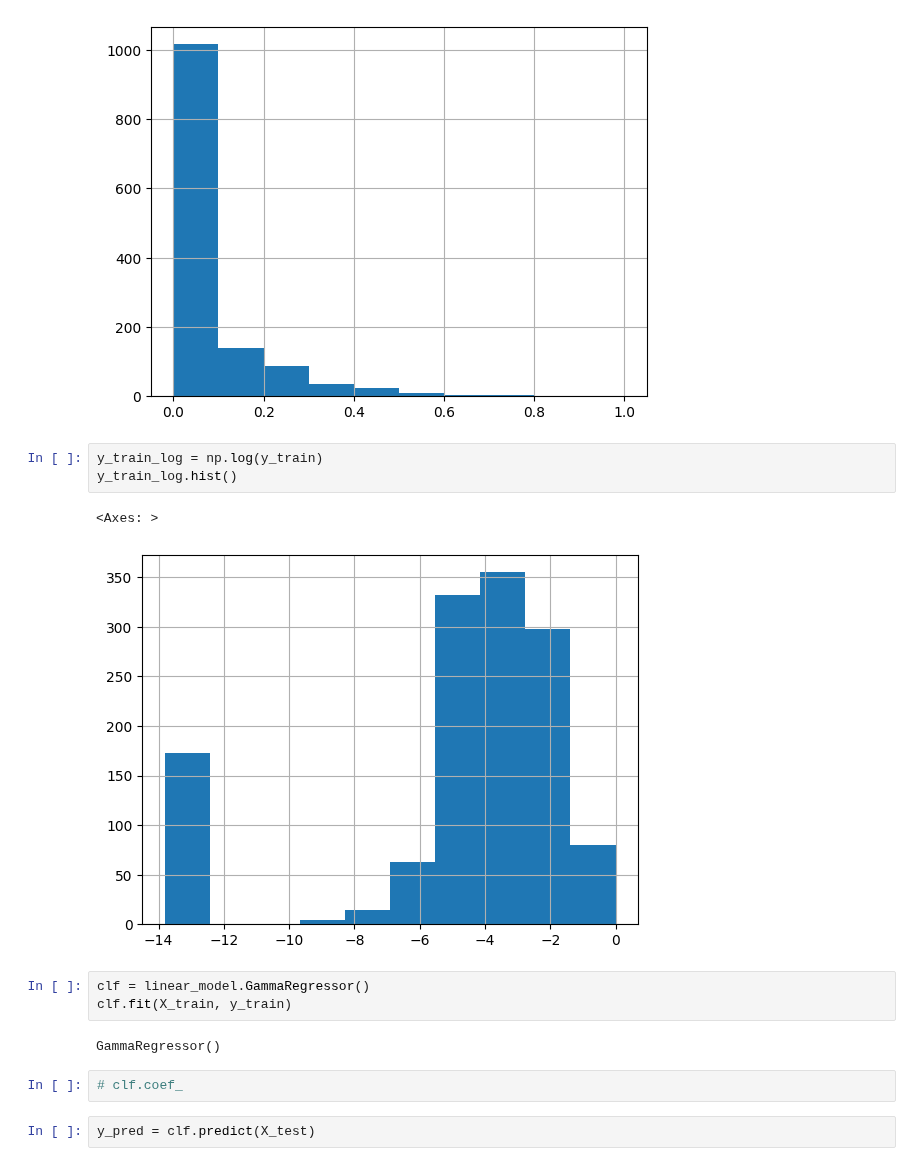
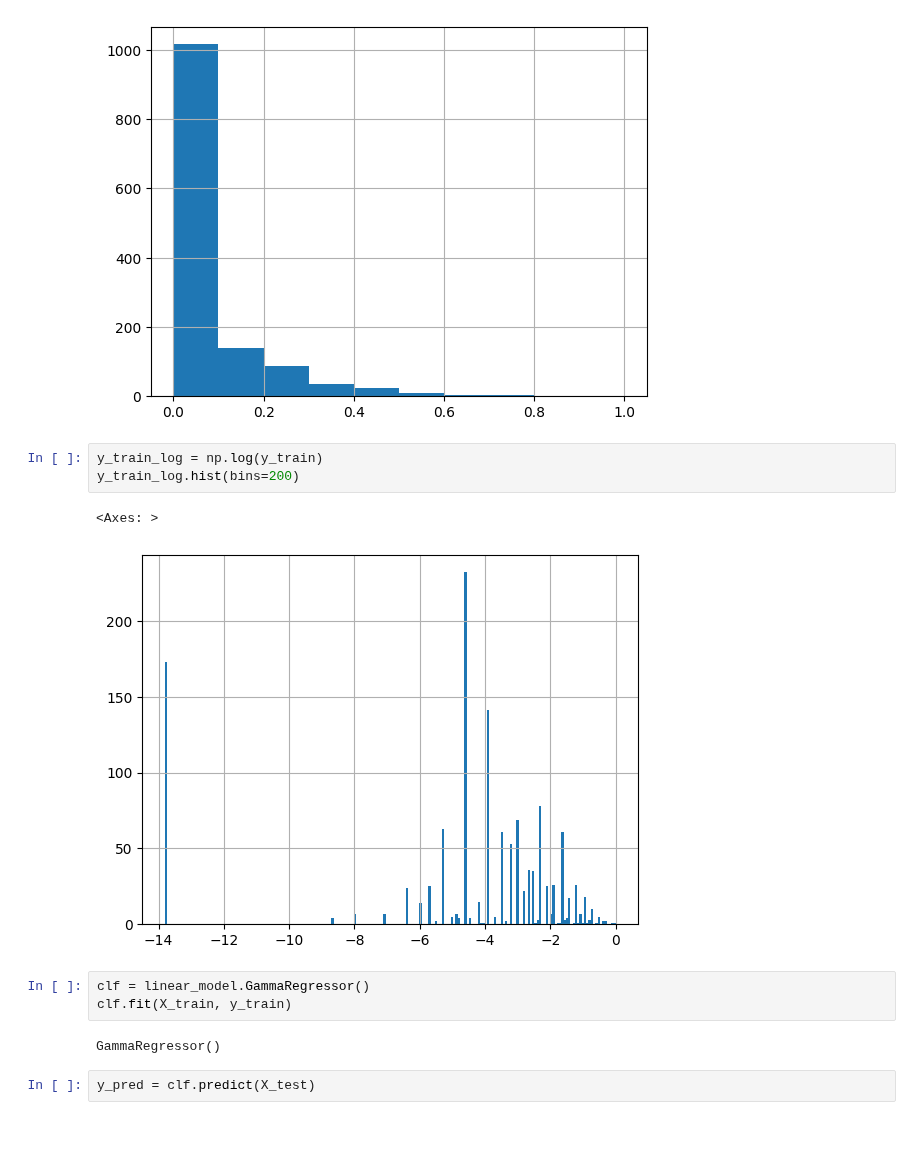
Before and after one commit to batman0911/social-stat-final-term, a Jupyter notebook: linear_model.ipynb, the cells around one changed output. Saved outputs shown, nothing was run; the diff lists cells and outputs as text; blank space fills up the shorter version.

```diff
--- a/linear_model.ipynb
+++ b/linear_model.ipynb
@@ -40,16 +40,14 @@ y_train.hist()
 [figure]
 # %%
 y_train_log = np.log(y_train)
-y_train_log.hist()
+y_train_log.hist(bins=200)
 # %% [output]
 <Axes: >
-[figure, old version]
+[figure, new version]
 # %%
 clf = linear_model.GammaRegressor()
 clf.fit(X_train, y_train)
 # %% [output]
 GammaRegressor()
-# %%
-# clf.coef_
 # %%
 y_pred = clf.predict(X_test)
```
Also changed, not shown: parts of 16 cells of this notebook, 6 other files.
